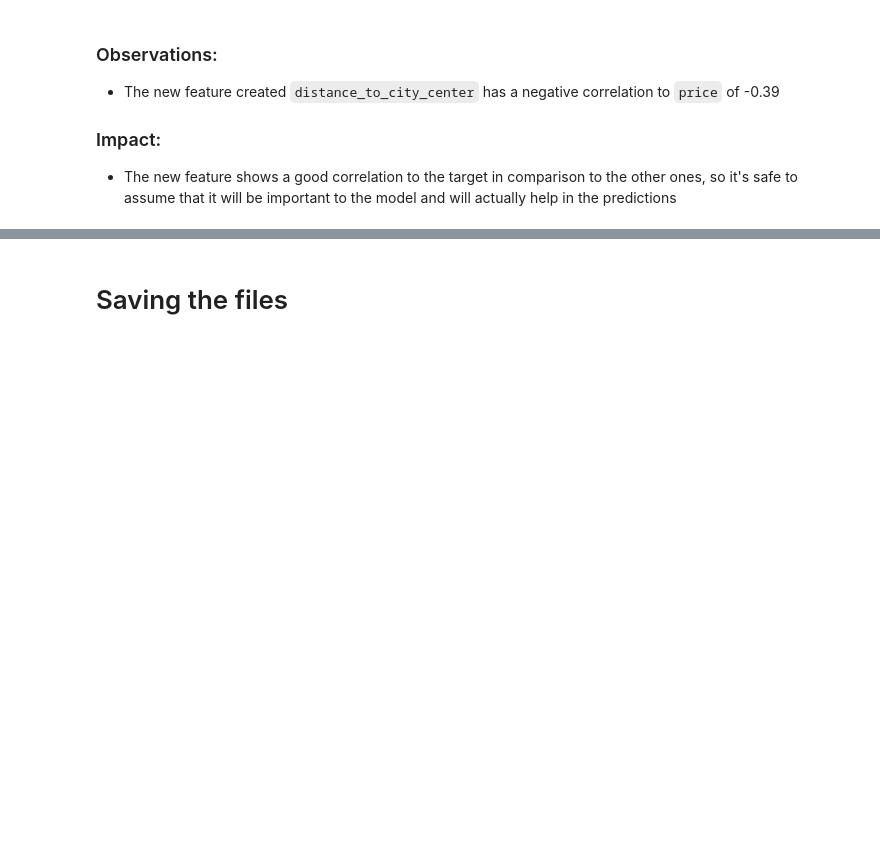
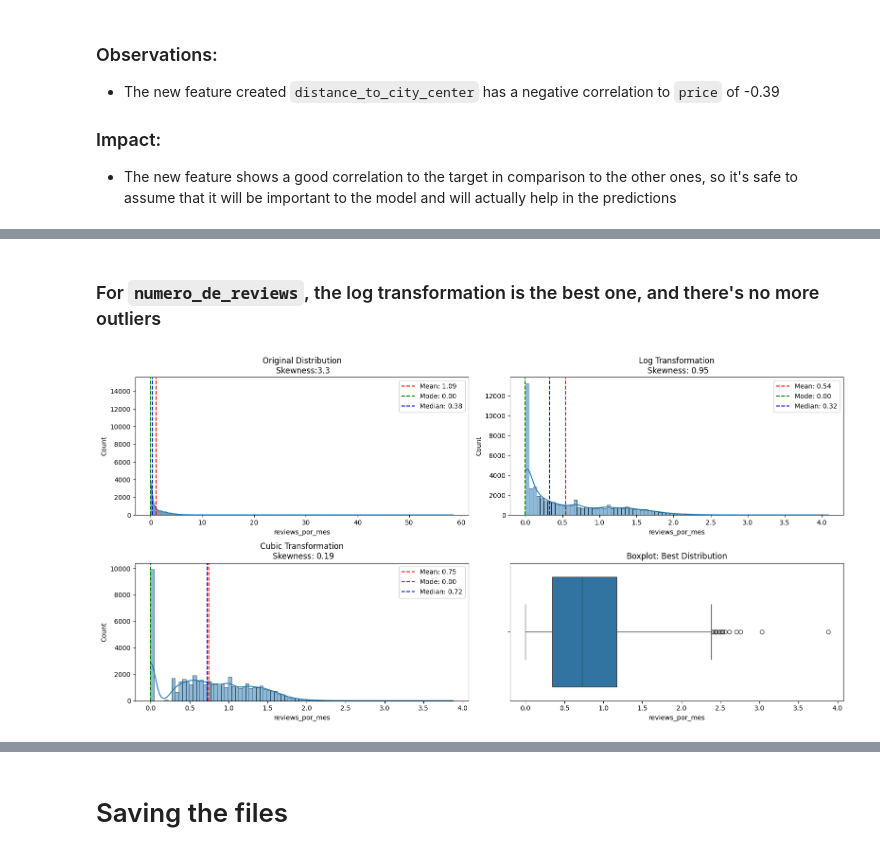
Before and after one commit to vitorccmanso/LH_CD_VITOR-CUNHA, a Jupyter notebook: Notebooks/Feature Engineering.ipynb, the cells around one changed output, grey strips where cells are left out. Saved outputs shown, nothing was run; the diff lists cells and outputs as text; code cells hidden in the pictures; blank space fills up the shorter version.

```diff
--- a/Notebooks/Feature Engineering.ipynb
+++ b/Notebooks/Feature Engineering.ipynb
@@ -49,0 +67,6 @@ plot_corr(df, "spearman")
+# %% [markdown]
+### For `numero_de_reviews`, the log transformation is the best one, and there's no more outliers
+# %%
+plotter.plot_transformed_distributions("reviews_por_mes")
+# %% [output]
+[figure, added]
```
Also changed, not shown: parts of 19 cells of this notebook, 2 other files.
